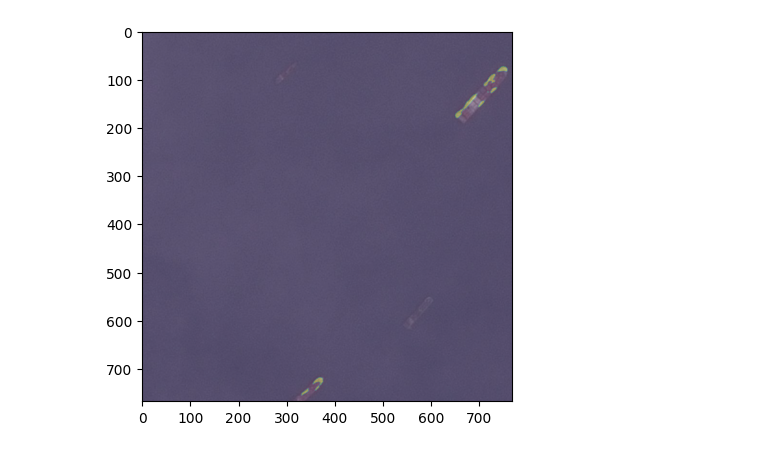
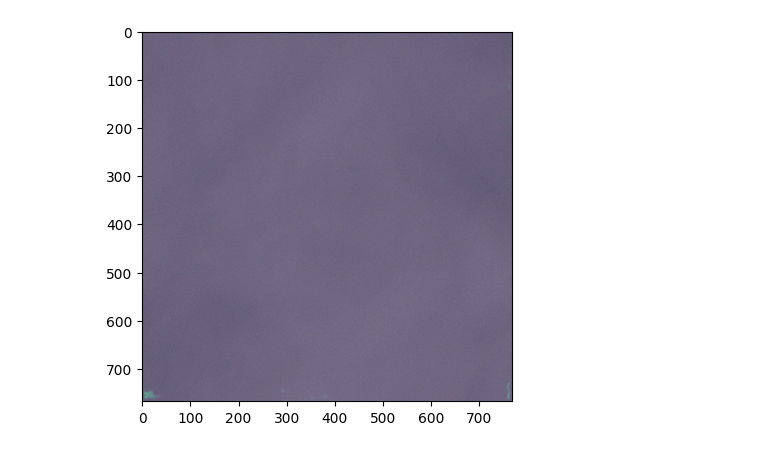
Before and after one commit to romanilchyshyn/airbus-ship-detection, a Jupyter notebook: train.ipynb, the cells around one changed output. Cells and saved outputs as stored; diff of their text form; code cells hidden in the pictures.

Commit message:
add notes. some train tries.

```diff
--- a/train.ipynb
+++ b/train.ipynb
@@ -13,7 +13,7 @@ AttributeError: module 'keras.utils' has no attribute 'generic_utils'
 # %%
 data_path = 'data/'
 
-train_csv_file_path = data_path + 'demo_clean_small.csv'
+train_csv_file_path = data_path + 'train_ship_segmentations_v2_clean.csv'
 train_image_path = data_path + 'train_v2/'
 # %%
 def load_csv(path):
@@ -76,14 +76,16 @@ def process_batch(csv_item):
 def plot_ds_element(background, overlay):
     fig, ax = plt.subplots()
     plt.imshow(background)
-    ax.imshow(overlay, alpha=0.3)
+    # ax.imshow(overlay, alpha=0.3)
 
 train_ds = train_csv.unbatch().map(process_batch)
 
-# for item, label in train_ds.skip(5).take(1):
+# for item, label in train_ds.skip(15).take(1):
 #     plot_ds_element(item, label)
 # %%
-model = sm.Unet('efficientnetb3', classes=1, activation='sigmoid')
+model = sm.Unet('efficientnetb2', classes=1, activation='sigmoid')
 
 metrics = [sm.metrics.IOUScore(threshold=0.5), sm.metrics.FScore(threshold=0.5)]
 model.compile('adam', sm.losses.DiceLoss(), metrics)
+
+model.summary()
@@ -92,7 +112,7 @@ from datetime import datetime
 logdir="logs/fit/" + datetime.now().strftime("%Y%m%d-%H%M%S")
 tensorboard_callback = tf.keras.callbacks.TensorBoard(log_dir=logdir)
 
-train_ds = train_ds.batch(1).prefetch(buffer_size=tf.data.AUTOTUNE)
+train_ds = train_ds.take(10).batch(4).prefetch(buffer_size=tf.data.AUTOTUNE)
 
 model.fit(train_ds, epochs=100, callbacks=[tensorboard_callback])
 # %% [output]
@@ -135,8 +149,10 @@ Epoch 100/100
 <keras.src.callbacks.History at 0x...>
 # %%
-item = train_ds.skip(7).take(1)
+SKIP = 1
+
+item = train_ds.skip(SKIP).take(1)
 p = model.predict(item)
 
-for item, label in train_ds.unbatch().skip(7).take(1):
+for item, label in train_ds.unbatch().skip(SKIP).take(1):
     plot_ds_element(item, p[0])
 # %% [output]
@@ -160 +171 @@ for item, label in train_ds.unbatch().skip(7).take(1):
-[figure, old version]
+[figure, new version]
```
Also changed, not shown: parts of 6 cells of this notebook, 1 other file.
